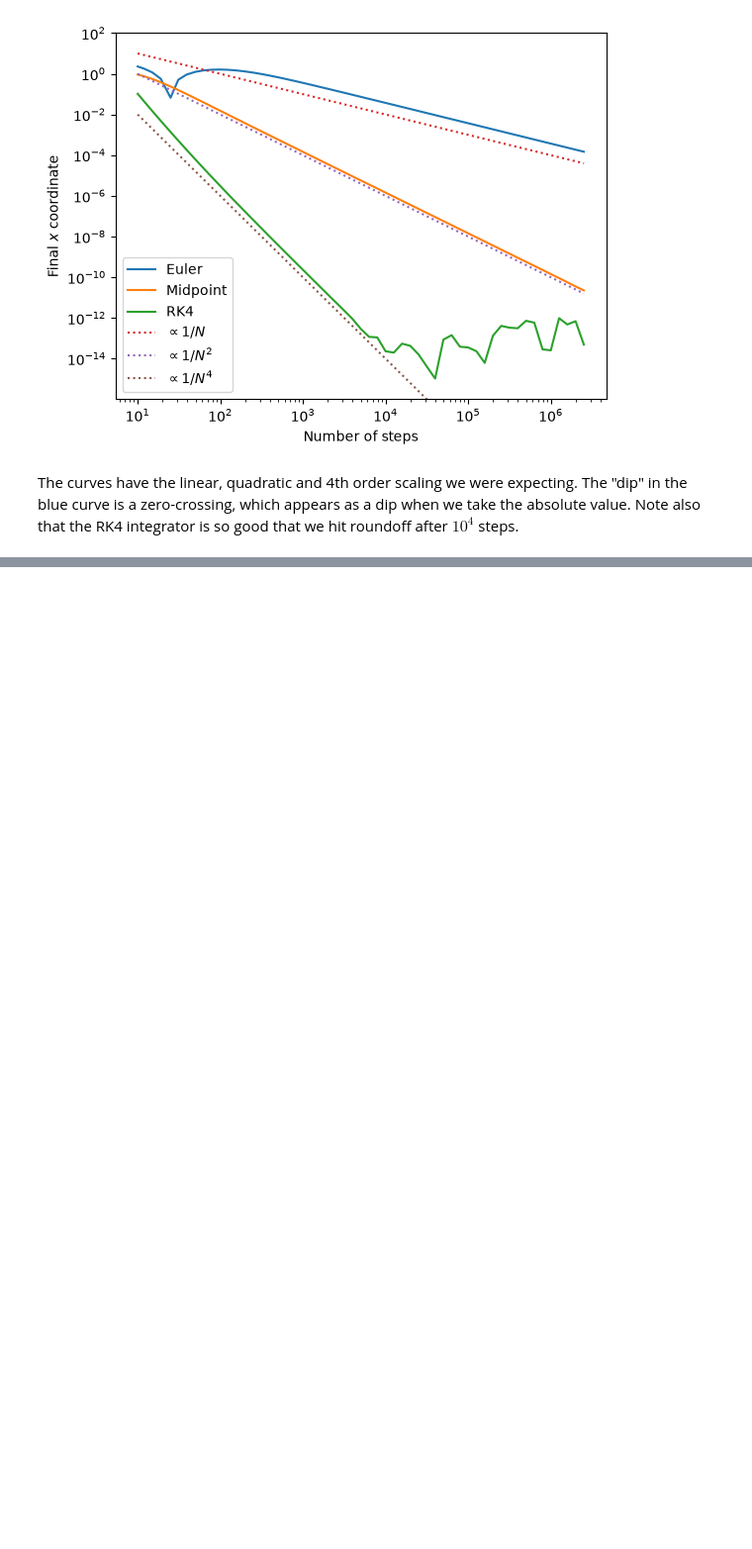
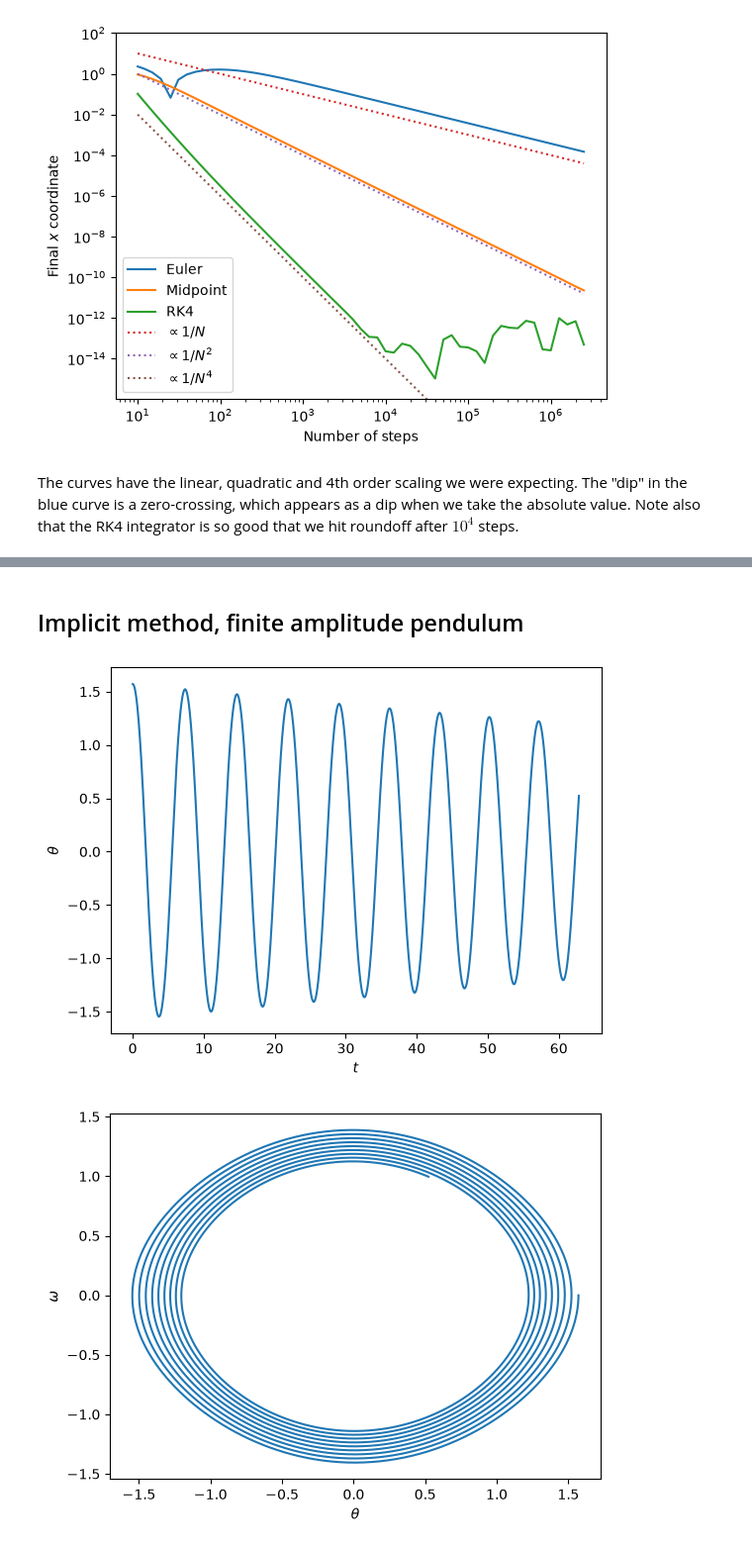
Before and after one commit to andrewcumming/phys512, a Jupyter notebook: solutions_ivp.ipynb, the cells around one changed output, grey strips where cells are left out. Shown at 99% size. Saved outputs shown, nothing was run; the diff lists cells and outputs as text; code cells hidden in the pictures; blank space fills up the shorter version.

Commit message:
Updates ivp solutions

```diff
--- a/solutions_ivp.ipynb
+++ b/solutions_ivp.ipynb
@@ -187,0 +189,77 @@ plt.show()
+# %% [markdown]
+## Implicit method, finite amplitude pendulum
+# %%
+import numpy as np
+import matplotlib.pyplot as plt
+
+h = 0.01
+t_end = 2*np.pi * 10
+nsteps = int(t_end / h)
+
+# Initial conditions
+theta = np.zeros(nsteps+1)
+omega = np.zeros(nsteps+1)
+
+theta[0] = np.pi/2    # initial angle (radians)
+omega[0] = 0.0
+
+# Newton parameters
+tol = 1e-3
+max_iter = 10
+
+for n in range(nsteps):
+
+    # Initial guess for theta_{n+1}, omega_{n+1}
+    # Use the previous timestep as the initial guess
+    x = np.array([theta[n], omega[n]])
+
+    # Newton iterations
+    for k in range(max_iter):
+
+        th, om = x
+
+        F = np.array([th - theta[n] - h * om, om - omega[n] + h * np.sin(th)])
+        J = np.array([[1.0,  -h],[h * np.cos(th),  1.0]])
+
+        # solve for delta y and update
+        delta = np.linalg.solve(J, -F)
+        x += delta
+
+        #print('iteration %d, delta = %lg' % (k, np.linalg.norm(delta)))
+
+        # Check convergence
+        if np.linalg.norm(delta) < tol:
+            break
+
+    # Store converged solution
+    theta[n+1] = x[0]
+    omega[n+1] = x[1]
+
+    # Explicit
+    # (uncomment to use the explicit update instead of the implicit one)
+    #theta[n+1] = theta[n] + h*omega[n]
+    #omega[n+1] = omega[n] - h*np.sin(theta[n])
+
+# Plot
+t = np.linspace(0, t_end, nsteps+1)
+
+plt.plot(t, theta)
+plt.xlabel(r'$t$')
+plt.ylabel(r'$\theta$')
+plt.show()
+
+plt.figure()
+plt.plot(theta,omega)
+plt.ylabel(r'$\omega$')
+plt.xlabel(r'$\theta$')
+plt.show()
+
+plt.figure()
+E = theta**2 + omega**2
+plt.plot(t, (E-E[0])/E[0])
+plt.ylabel(r'$\Delta E/E$')
+plt.xlabel(r'$t$')
+plt.show()
+# %% [output]
+[figure, added]
+[figure, added]
```
Also changed, not shown: parts of 3 cells of this notebook.
